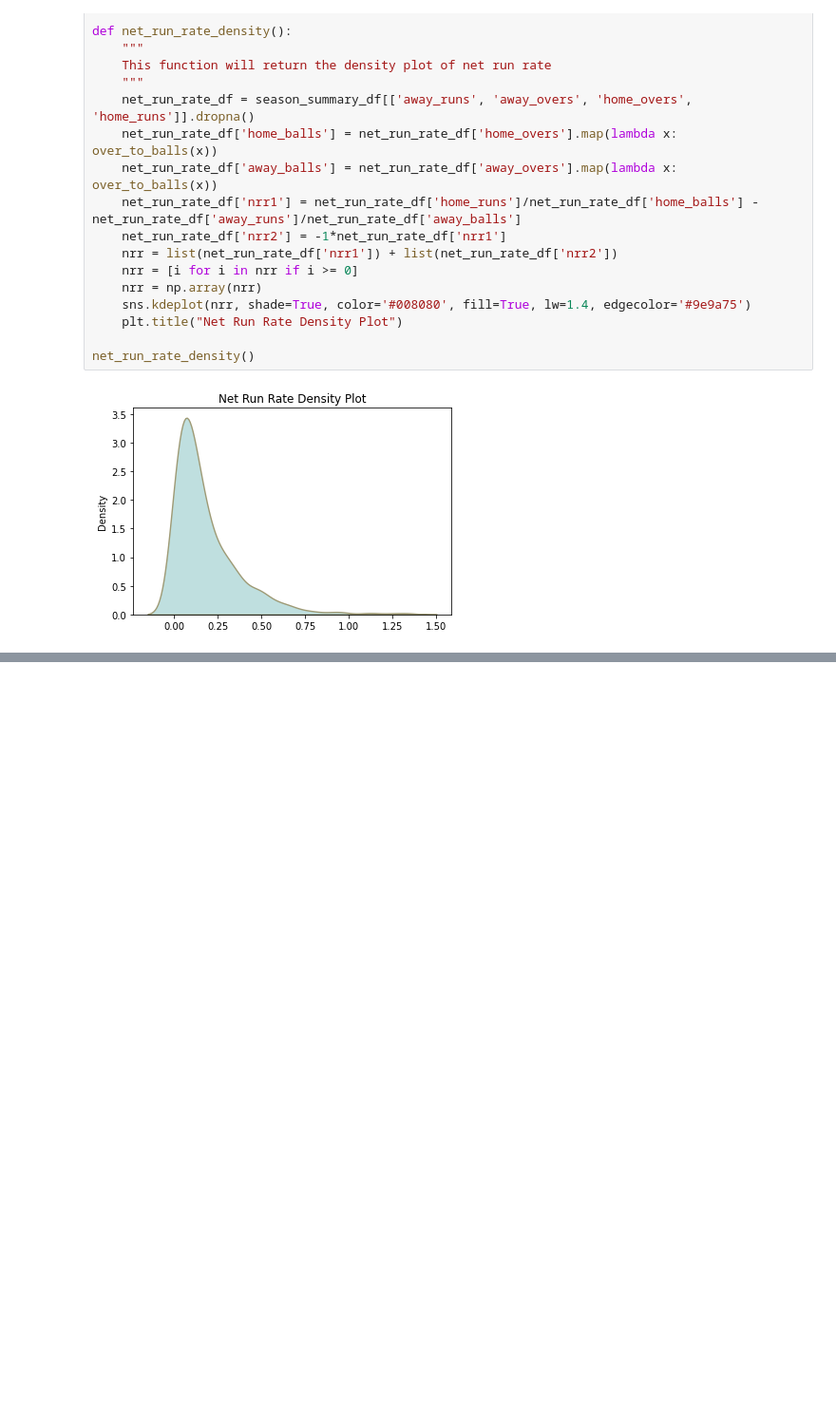
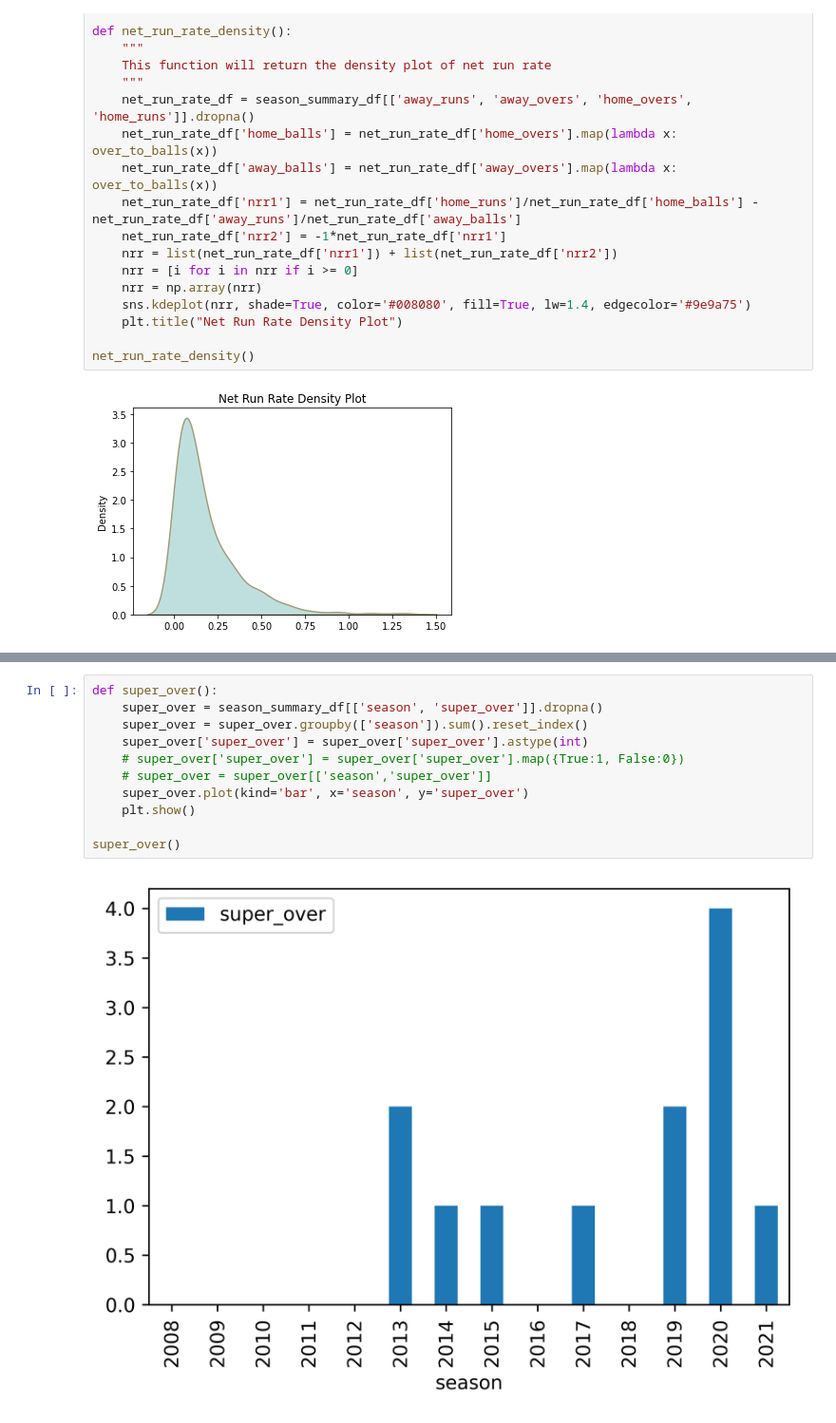
Before and after one commit to RohitRanjangit/IPlDataAnalysis, a Jupyter notebook: src/overall.ipynb, the cells around one changed output, grey strips where cells are left out. Shown: that part at 95% size. Cells and saved outputs as stored; diff of their text form; blank space fills up the shorter version.

```diff
--- a/src/overall.ipynb
+++ b/src/overall.ipynb
@@ -101,0 +153,13 @@ team_with_highest_avg_net_run_rate().iplot(kind='bar', x='team', y='avg_nrr', ti
+# %%
+def super_over():
+    super_over = season_summary_df[['season', 'super_over']].dropna()
+    super_over = super_over.groupby(['season']).sum().reset_index()
+    super_over['super_over'] = super_over['super_over'].astype(int)
+    # super_over['super_over'] = super_over['super_over'].map({True:1, False:0})
+    # super_over = super_over[['season','super_over']]
+    super_over.plot(kind='bar', x='season', y='super_over')
+    plt.show()
+
+super_over()
+# %% [output]
+[figure, added]
```
Also changed, not shown: parts of 1 cell of this notebook.
